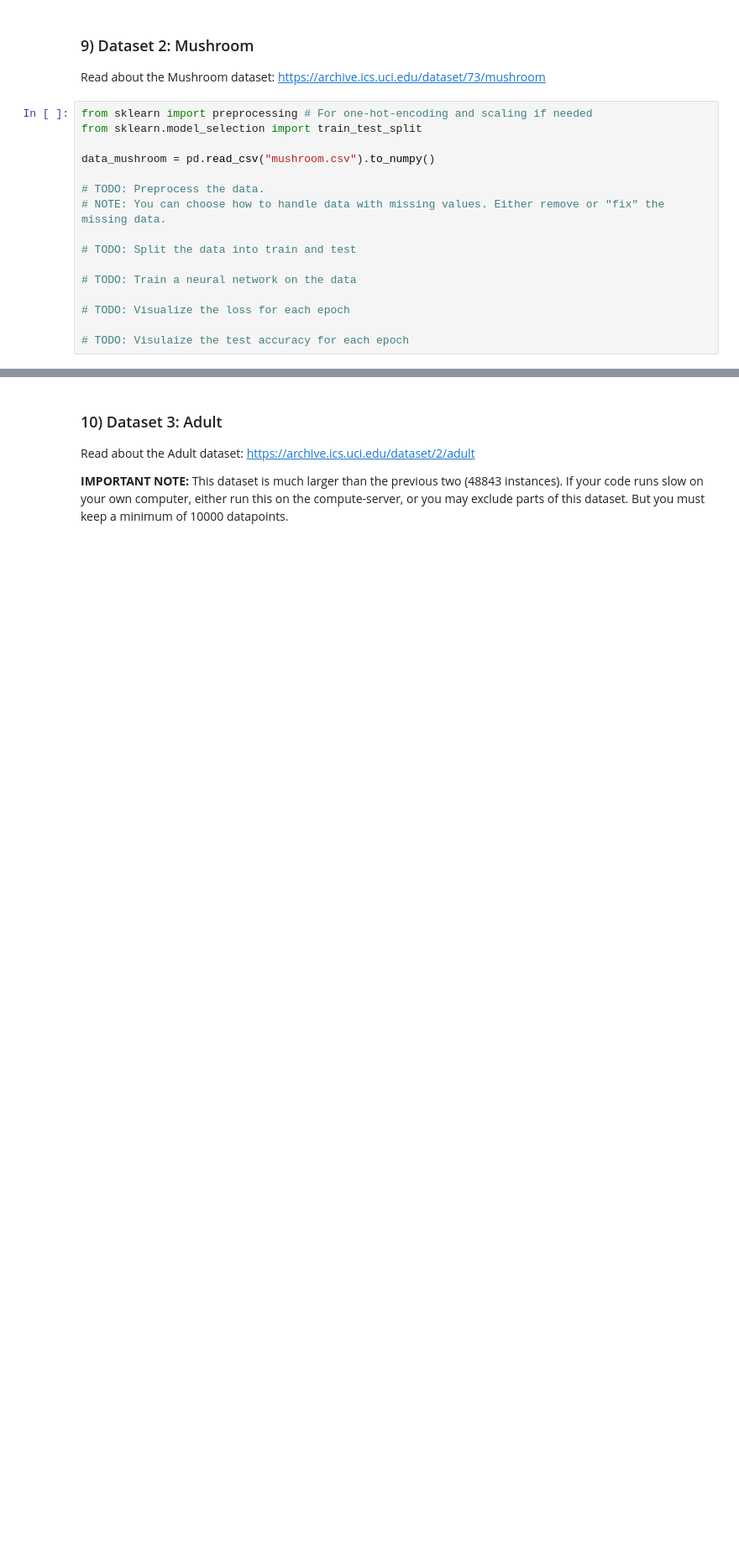
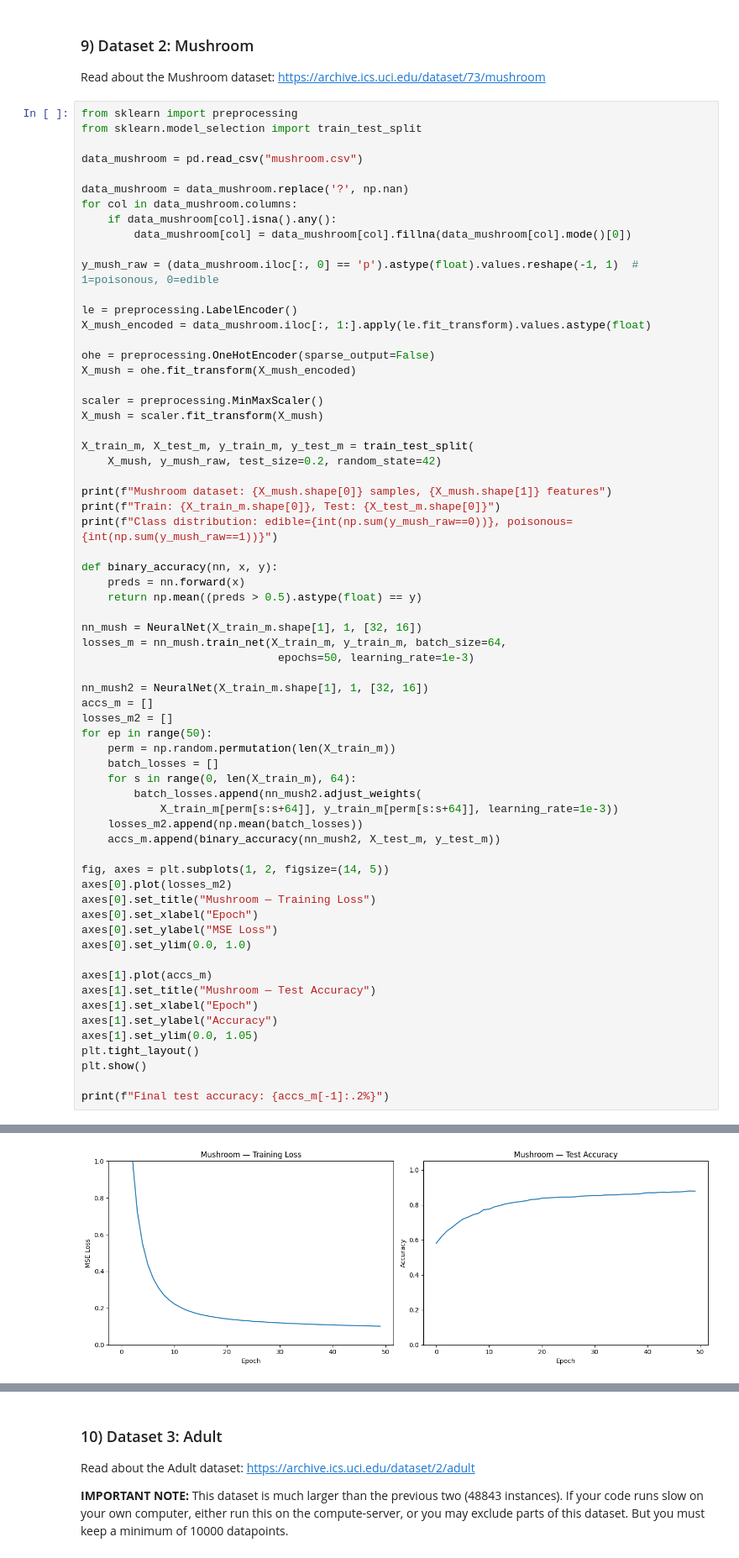
Before and after one commit to andrej-kutny/ml-neural-net, a Jupyter notebook: ML-Assignment 3 - Vladimir Giustacchini, Andrej Kutny.ipynb, the cells around one changed output, grey strips where cells are left out. Shown at 84% size. Cells and saved outputs as stored; diff of their text form; blank space fills up the shorter version.

```diff
--- a/ML-Assignment 3 - Vladimir Giustacchini, Andrej Kutny.ipynb
+++ b/ML-Assignment 3 - Vladimir Giustacchini, Andrej Kutny.ipynb
@@ -439,18 +511,68 @@ To better see what each hyper-parameter does to the models performance, we recom
 
 Read about the Mushroom dataset: https://archive.ics.uci.edu/dataset/73/mushroom
 # %%
-from sklearn import preprocessing # For one-hot-encoding and scaling if needed
+from sklearn import preprocessing
 from sklearn.model_selection import train_test_split
 
-data_mushroom = pd.read_csv("mushroom.csv").to_numpy()
+data_mushroom = pd.read_csv("mushroom.csv")
 
-# TODO: Preprocess the data.
-# NOTE: You can choose how to handle data with missing values. Either remove or "fix" the missing data.
+data_mushroom = data_mushroom.replace('?', np.nan)
+for col in data_mushroom.columns:
+    if data_mushroom[col].isna().any():
+        data_mushroom[col] = data_mushroom[col].fillna(data_mushroom[col].mode()[0])
 
-# TODO: Split the data into train and test
+y_mush_raw = (data_mushroom.iloc[:, 0] == 'p').astype(float).values.reshape(-1, 1)  # 1=poisonous, 0=edible
 
-# TODO: Train a neural network on the data
+le = preprocessing.LabelEncoder()
+X_mush_encoded = data_mushroom.iloc[:, 1:].apply(le.fit_transform).values.astype(float)
 
-# TODO: Visualize the loss for each epoch
+ohe = preprocessing.OneHotEncoder(sparse_output=False)
+X_mush = ohe.fit_transform(X_mush_encoded)
 
-# TODO: Visulaize the test accuracy for each epoch
+scaler = preprocessing.MinMaxScaler()
+X_mush = scaler.fit_transform(X_mush)
+
+X_train_m, X_test_m, y_train_m, y_test_m = train_test_split(
+    X_mush, y_mush_raw, test_size=0.2, random_state=42)
+
+print(f"Mushroom dataset: {X_mush.shape[0]} samples, {X_mush.shape[1]} features")
+print(f"Train: {X_train_m.shape[0]}, Test: {X_test_m.shape[0]}")
+print(f"Class distribution: edible={int(np.sum(y_mush_raw==0))}, poisonous={int(np.sum(y_mush_raw==1))}")
+
+def binary_accuracy(nn, x, y):
+    preds = nn.forward(x)
+    return np.mean((preds > 0.5).astype(float) == y)
+
+nn_mush = NeuralNet(X_train_m.shape[1], 1, [32, 16])
+losses_m = nn_mush.train_net(X_train_m, y_train_m, batch_size=64,
+                              epochs=50, learning_rate=1e-3)
+
+nn_mush2 = NeuralNet(X_train_m.shape[1], 1, [32, 16])
+accs_m = []
+losses_m2 = []
+for ep in range(50):
+    perm = np.random.permutation(len(X_train_m))
+    batch_losses = []
+    for s in range(0, len(X_train_m), 64):
+        batch_losses.append(nn_mush2.adjust_weights(
+            X_train_m[perm[s:s+64]], y_train_m[perm[s:s+64]], learning_rate=1e-3))
+    losses_m2.append(np.mean(batch_losses))
+    accs_m.append(binary_accuracy(nn_mush2, X_test_m, y_test_m))
+
+fig, axes = plt.subplots(1, 2, figsize=(14, 5))
+axes[0].plot(losses_m2)
+axes[0].set_title("Mushroom — Training Loss")
+axes[0].set_xlabel("Epoch")
+axes[0].set_ylabel("MSE Loss")
+axes[0].set_ylim(0.0, 1.0)
+
+axes[1].plot(accs_m)
+axes[1].set_title("Mushroom — Test Accuracy")
+axes[1].set_xlabel("Epoch")
+axes[1].set_ylabel("Accuracy")
+axes[1].set_ylim(0.0, 1.05)
+plt.tight_layout()
+plt.show()
+
+print(f"Final test accuracy: {accs_m[-1]:.2%}")
+# %% [output]
@@ -456,0 +582 @@ data_mushroom = pd.read_csv("mushroom.csv").to_numpy()
+[figure, added]
```
Also changed, not shown: parts of 18 cells of this notebook.
